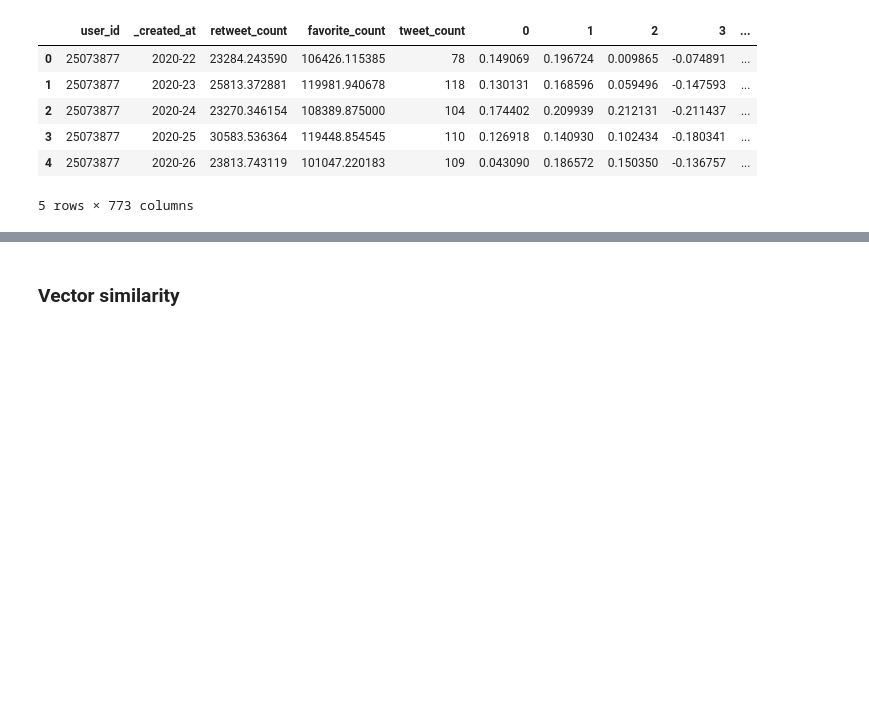
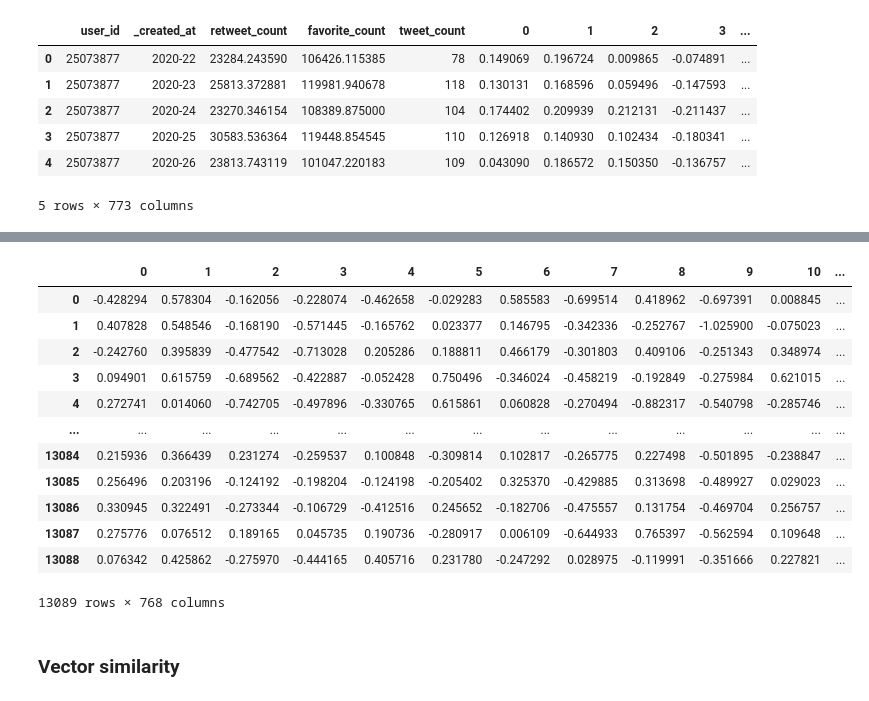
Before and after one commit to sodalabsio/US_2020_obs, a Jupyter notebook: US_2020_pol_obs.ipynb, the cells around one changed output, grey strips where cells are left out. Cells and saved outputs as stored; diff of their text form; code cells hidden in the pictures; blank space fills up the shorter version.

```diff
--- a/US_2020_pol_obs.ipynb
+++ b/US_2020_pol_obs.ipynb
@@ -681,6 +422,22 @@ df_trump_mentions_embed_agg.head()
 | 3 | 1017500185356853248 | 2018-34 | 8.0 | 12.0 | 2 | 0.094901 | 0.615759 | -0.689562 | -0.422887 | ... |
 | 4 | 1017500185356853248 | 2018-40 | 18.0 | 60.0 | 1 | 0.272741 | 0.014060 | -0.742705 | -0.497896 | ... |
 5 rows × 773 columns
+# %%
+df_trump_mentions_embed_agg.iloc[:, 5:]
+# %% [output]
+|  | 0 | 1 | 2 | 3 | 4 | 5 | 6 | 7 | 8 | 9 | 10 | ... |
+| 0 | -0.428294 | 0.578304 | -0.162056 | -0.228074 | -0.462658 | -0.029283 | 0.585583 | -0.699514 | 0.418962 | -0.697391 | 0.008845 | ... |
+| 1 | 0.407828 | 0.548546 | -0.168190 | -0.571445 | -0.165762 | 0.023377 | 0.146795 | -0.342336 | -0.252767 | -1.025900 | -0.075023 | ... |
+| 2 | -0.242760 | 0.395839 | -0.477542 | -0.713028 | 0.205286 | 0.188811 | 0.466179 | -0.301803 | 0.409106 | -0.251343 | 0.348974 | ... |
+| 3 | 0.094901 | 0.615759 | -0.689562 | -0.422887 | -0.052428 | 0.750496 | -0.346024 | -0.458219 | -0.192849 | -0.275984 | 0.621015 | ... |
+| 4 | 0.272741 | 0.014060 | -0.742705 | -0.497896 | -0.330765 | 0.615861 | 0.060828 | -0.270494 | -0.882317 | -0.540798 | -0.285746 | ... |
+| ... | ... | ... | ... | ... | ... | ... | ... | ... | ... | ... | ... | ... |
+| 13084 | 0.215936 | 0.366439 | 0.231274 | -0.259537 | 0.100848 | -0.309814 | 0.102817 | -0.265775 | 0.227498 | -0.501895 | -0.238847 | ... |
+| 13085 | 0.256496 | 0.203196 | -0.124192 | -0.198204 | -0.124198 | -0.205402 | 0.325370 | -0.429885 | 0.313698 | -0.489927 | 0.029023 | ... |
+| 13086 | 0.330945 | 0.322491 | -0.273344 | -0.106729 | -0.412516 | 0.245652 | -0.182706 | -0.475557 | 0.131754 | -0.469704 | 0.256757 | ... |
+| 13087 | 0.275776 | 0.076512 | 0.189165 | 0.045735 | 0.190736 | -0.280917 | 0.006109 | -0.644933 | 0.765397 | -0.562594 | 0.109648 | ... |
+| 13088 | 0.076342 | 0.425862 | -0.275970 | -0.444165 | 0.405716 | 0.231780 | -0.247292 | 0.028975 | -0.119991 | -0.351666 | 0.227821 | ... |
+13089 rows × 768 columns
 # %% [markdown]
 ### Vector similarity
 # %% [markdown]
```
Also changed, not shown: parts of 82 cells of this notebook, 2 other files.
